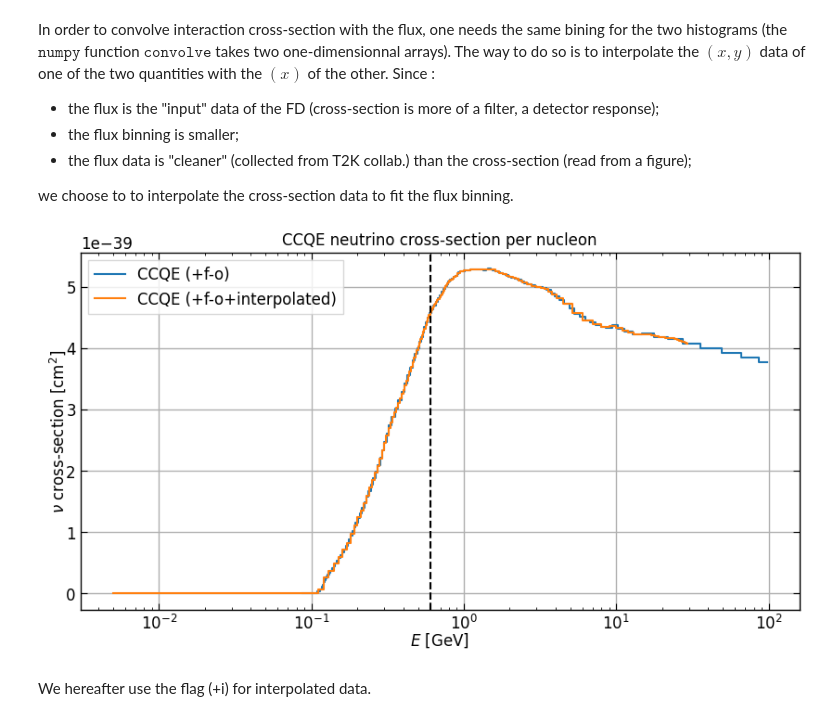
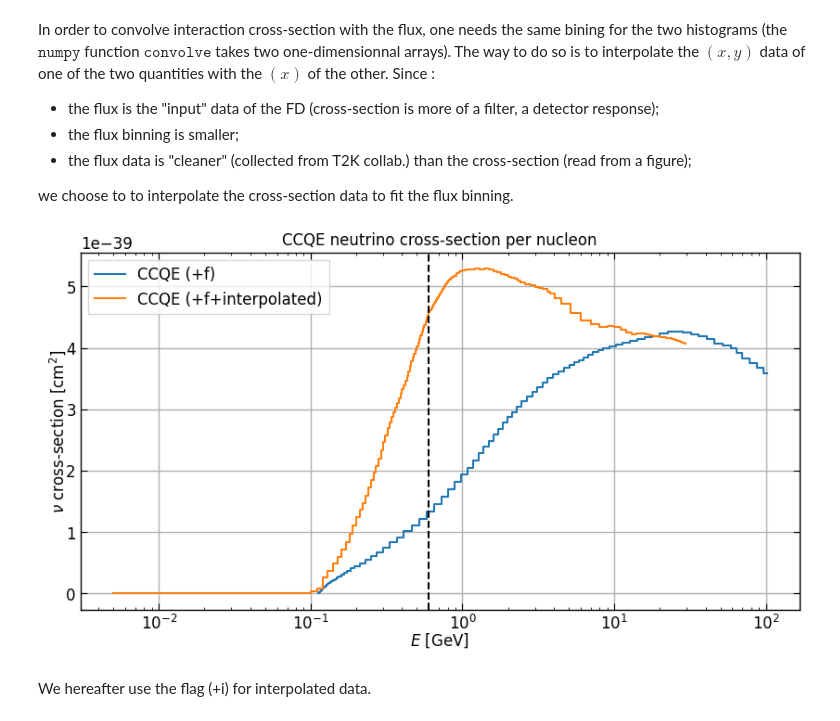
Before and after one commit to pboistier/energy-effects-T2K, a Jupyter notebook: docs/source/notebooks/convolution.ipynb, the cells around one changed output. Drawn from its saved outputs; the diff is of its cells as text; code cells hidden in the pictures.

```diff
--- a/docs/source/notebooks/convolution.ipynb
+++ b/docs/source/notebooks/convolution.ipynb
@@ -308,7 +308,7 @@ plt.show()
 <p> </p>
 The data is not very smooth, since it has been read-out from a figure in an article. We can use the Savitzky-Golay filter to smooth it a little.
 # %%
-ccqe_filtered = conv.xsecimport(name="neutrino_ccqe.csv", mode="true filter")
+ccqe_filtered = conv.xsecimport(name="antineutrino_ccqe.csv", mode="true filter")
 # %%
 plt.step(ccqe_true.energy, ccqe_true.xsec, label=r"CCQE (raw)", where="mid")
 plt.step(
@@ -357,4 +354,0 @@ This plot shows a better reconstructed cross-section, but with a mismatch around
-# %%
-ccqe_filtered = conv.xsecimport(
-    name="neutrino_ccqe.csv", mode="true filter", keep_left=5
-)
@@ -417,32 +370,31 @@ we choose to to interpolate the cross-section data to fit the flux binning.
 ccqe_interp = conv.xsecimport(
     name="neutrino_ccqe.csv",
     mode="true filter interp",
-    keep_left=5,
     on=(t2kflux_2020_plus250kA_nominal_sk.minE + t2kflux_2020_plus250kA_nominal_sk.maxE)
     / 2,
 )
 # %%
-plt.step(ccqe_filtered.energy, ccqe_filtered.xsec, label=r"CCQE (+f-o)", where="mid")
+plt.step(ccqe_filtered.energy, ccqe_filtered.xsec, label=r"CCQE (+f)", where="mid")
 plt.step(
     ccqe_interp.energy,
     ccqe_interp.xsec,
-    label=r"CCQE (+f-o+interpolated)",
+    label=r"CCQE (+f+interpolated)",
     where="mid",
 )
 plt.axvline(x=0.6, linestyle="--", color="black")
 plt.annotate(r"600 MeV", xy=(0.65, 2e-38), fontsize=10, rotation=90)
 
 plt.xscale("log")
 # plt.yscale("log")
 plt.xlabel(r"$E$ [GeV]")
 plt.ylabel(r"$\nu$ cross-section [$\text{cm}^2$]")
 # plt.ylim(bottom=1e-1)
 plt.title(r"CCQE neutrino cross-section per nucleon")
 plt.legend()
 
 plt.show()
 # %% [output]
-[figure, old version]
+[figure, new version]
 # %% [markdown]
 We hereafter use the flag (+i) for interpolated data.
 # %% [markdown]
```
Also changed, not shown: parts of 20 cells of this notebook, 8 other files.
